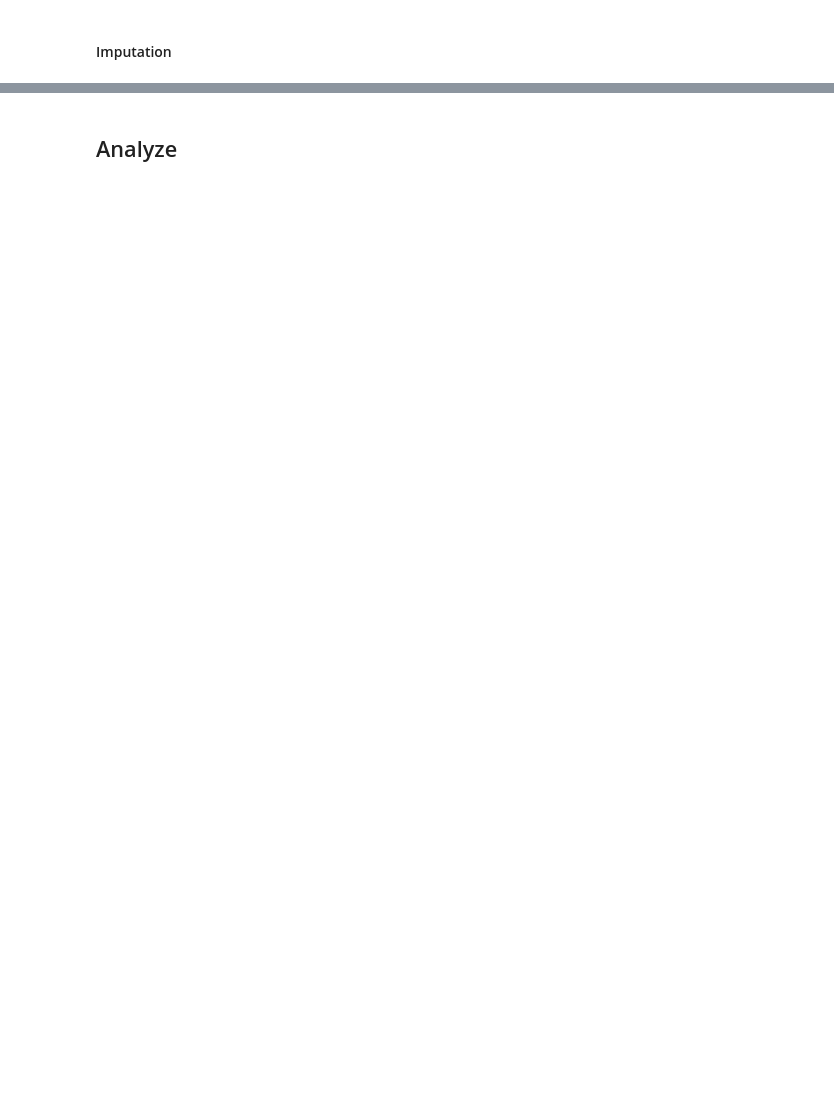
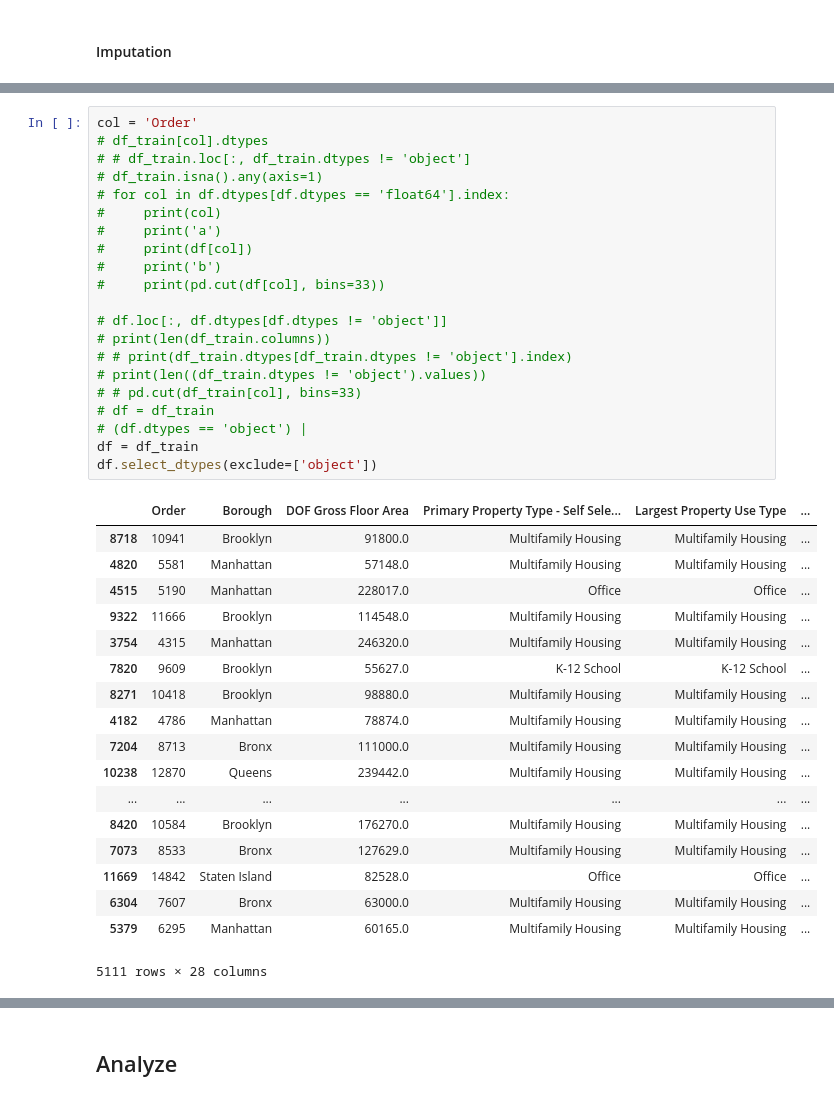
Before and after one commit to mikearango/introML-AnalyticsU, a Jupyter notebook: notebooks/sandbox.ipynb, the cells around one changed output, grey strips where cells are left out. Cells and saved outputs as stored; diff of their text form; blank space fills up the shorter version.

```diff
--- a/notebooks/sandbox.ipynb
+++ b/notebooks/sandbox.ipynb
@@ -415,0 +574,40 @@ Histograms - after cleaning
+# %%
+col = 'Order'
+# df_train[col].dtypes
+# # df_train.loc[:, df_train.dtypes != 'object']
+# df_train.isna().any(axis=1)
+# for col in df.dtypes[df.dtypes == 'float64'].index:
+#     print(col)
+#     print('a')
+#     print(df[col])
+#     print('b')
+#     print(pd.cut(df[col], bins=33))
+
+# df.loc[:, df.dtypes[df.dtypes != 'object']]
+# print(len(df_train.columns))
+# # print(df_train.dtypes[df_train.dtypes != 'object'].index)
+# print(len((df_train.dtypes != 'object').values))
+# # pd.cut(df_train[col], bins=33)
+# df = df_train
+# (df.dtypes == 'object') |
+df = df_train
+df.select_dtypes(exclude=['object'])
+# %% [output]
+|  | Order | Borough | DOF Gross Floor Area | Primary Property Type - Self Sele... | Largest Property Use Type | ... |
+| 8718 | 10941 | Brooklyn | 91800.0 | Multifamily Housing | Multifamily Housing | ... |
+| 4820 | 5581 | Manhattan | 57148.0 | Multifamily Housing | Multifamily Housing | ... |
+| 4515 | 5190 | Manhattan | 228017.0 | Office | Office | ... |
+| 9322 | 11666 | Brooklyn | 114548.0 | Multifamily Housing | Multifamily Housing | ... |
+| 3754 | 4315 | Manhattan | 246320.0 | Multifamily Housing | Multifamily Housing | ... |
+| 7820 | 9609 | Brooklyn | 55627.0 | K-12 School | K-12 School | ... |
+| 8271 | 10418 | Brooklyn | 98880.0 | Multifamily Housing | Multifamily Housing | ... |
+| 4182 | 4786 | Manhattan | 78874.0 | Multifamily Housing | Multifamily Housing | ... |
+| 7204 | 8713 | Bronx | 111000.0 | Multifamily Housing | Multifamily Housing | ... |
+| 10238 | 12870 | Queens | 239442.0 | Multifamily Housing | Multifamily Housing | ... |
+| ... | ... | ... | ... | ... | ... | ... |
+| 8420 | 10584 | Brooklyn | 176270.0 | Multifamily Housing | Multifamily Housing | ... |
+| 7073 | 8533 | Bronx | 127629.0 | Multifamily Housing | Multifamily Housing | ... |
+| 11669 | 14842 | Staten Island | 82528.0 | Office | Office | ... |
+| 6304 | 7607 | Bronx | 63000.0 | Multifamily Housing | Multifamily Housing | ... |
+| 5379 | 6295 | Manhattan | 60165.0 | Multifamily Housing | Multifamily Housing | ... |
+5111 rows × 28 columns
```
Also changed, not shown: parts of 13 cells of this notebook.
